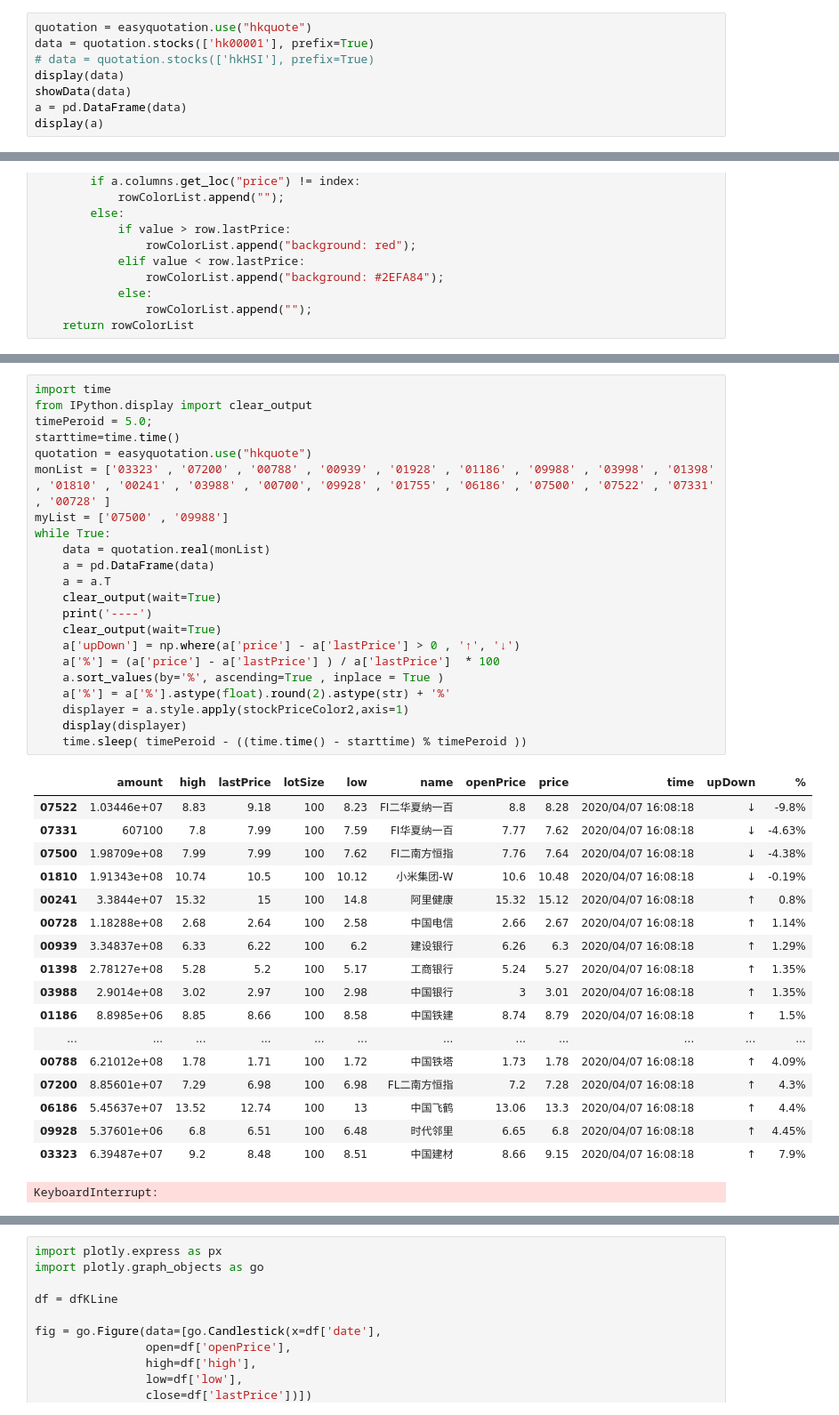
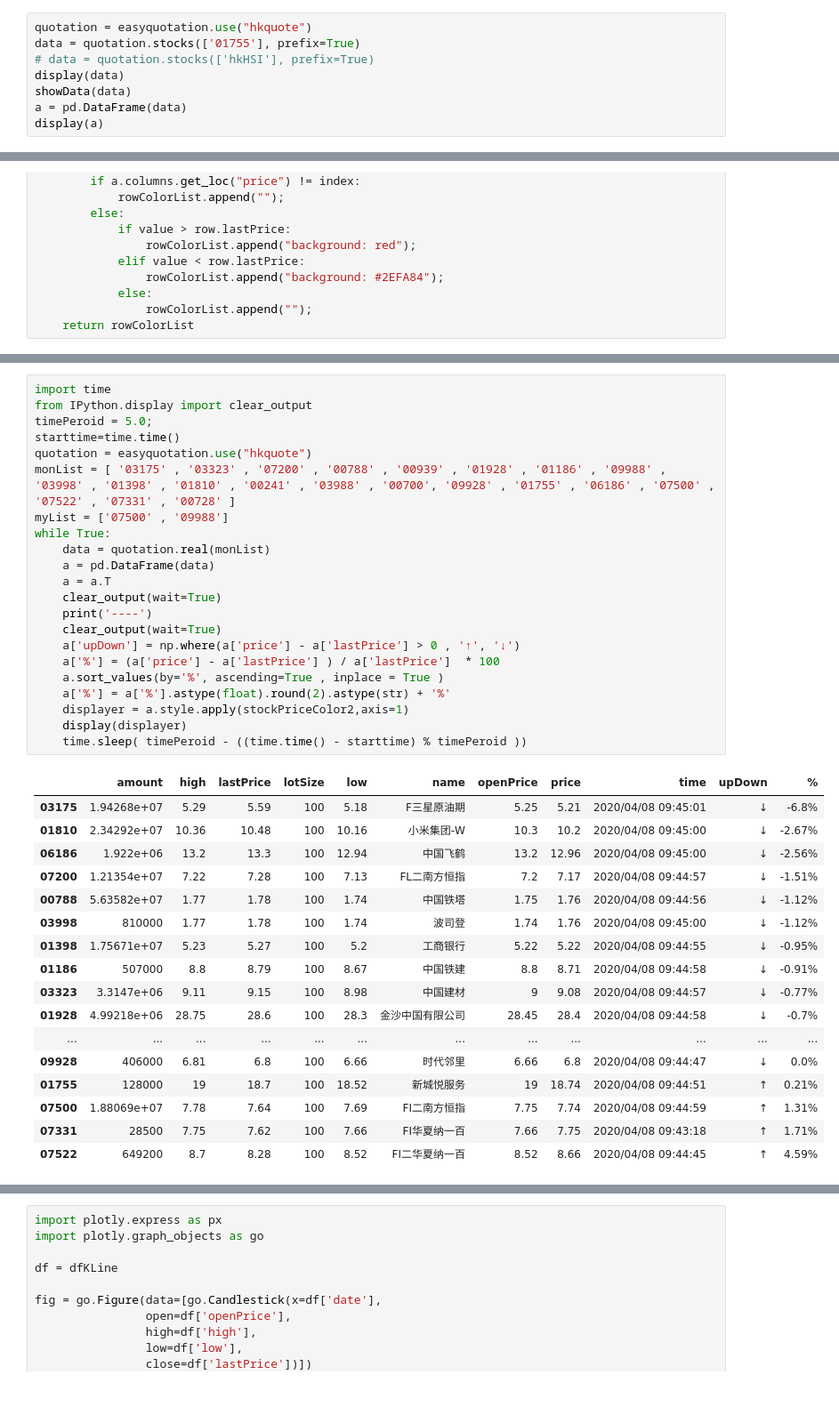
Before and after one commit to TheStepTwo/quantitative_trading, a Jupyter notebook: simple_monitor.ipynb, the cells around one changed output, grey strips where cells are left out. Shown at 89% size. Saved outputs shown, nothing was run; the diff lists cells and outputs as text.

```diff
--- a/simple_monitor.ipynb
+++ b/simple_monitor.ipynb
@@ -12,7 +12,7 @@ def showData(data):
     print(json.dumps(data, indent=2 , ensure_ascii=False))
 # %%
 quotation = easyquotation.use("hkquote")
-data = quotation.stocks(['hk00001'], prefix=True)
+data = quotation.stocks(['01755'], prefix=True)
 # data = quotation.stocks(['hkHSI'], prefix=True)
 display(data)
 showData(data)
@@ -46,44 +75,43 @@ IPython.OutputArea.prototype._should_scroll = function(lines) {
 # %%
 import time
 from IPython.display import clear_output
 timePeroid = 5.0;
 starttime=time.time()
 quotation = easyquotation.use("hkquote")
-monList = ['03323' , '07200' , '00788' , '00939' , '01928' , '01186' , '09988' , '03998' , '01398' , '01810' , '00241' , '03988' , '00700', '09928' , '01755' , '06186' , '07500' , '07522' , '07331' , '00728' ]
+monList = [ '03175' , '03323' , '07200' , '00788' , '00939' , '01928' , '01186' , '09988' , '03998' , '01398' , '01810' , '00241' , '03988' , '00700', '09928' , '01755' , '06186' , '07500' , '07522' , '07331' , '00728' ]
 myList = ['07500' , '09988']
 while True:
     data = quotation.real(monList)
     a = pd.DataFrame(data)
     a = a.T
     clear_output(wait=True)
     print('----')
     clear_output(wait=True)
     a['upDown'] = np.where(a['price'] - a['lastPrice'] > 0 , '↑', '↓')
     a['%'] = (a['price'] - a['lastPrice'] ) / a['lastPrice']  * 100
     a.sort_values(by='%', ascending=True , inplace = True )
     a['%'] = a['%'].astype(float).round(2).astype(str) + '%'
     displayer = a.style.apply(stockPriceColor2,axis=1)
     display(displayer)
     time.sleep( timePeroid - ((time.time() - starttime) % timePeroid ))
 # %% [output]
 |  | amount | high | lastPrice | lotSize | low | name | openPrice | price | time | upDown | % |
-| 07522 | 1.03446e+07 | 8.83 | 9.18 | 100 | 8.23 | FI二华夏纳一百 | 8.8 | 8.28 | 2020/04/07 16:08:18 | ↓ | -9.8% |
-| 07331 | 607100 | 7.8 | 7.99 | 100 | 7.59 | FI华夏纳一百 | 7.77 | 7.62 | 2020/04/07 16:08:18 | ↓ | -4.63% |
-| 07500 | 1.98709e+08 | 7.99 | 7.99 | 100 | 7.62 | FI二南方恒指 | 7.76 | 7.64 | 2020/04/07 16:08:18 | ↓ | -4.38% |
-| 01810 | 1.91343e+08 | 10.74 | 10.5 | 100 | 10.12 | 小米集团-W | 10.6 | 10.48 | 2020/04/07 16:08:18 | ↓ | -0.19% |
-| 00241 | 3.3844e+07 | 15.32 | 15 | 100 | 14.8 | 阿里健康 | 15.32 | 15.12 | 2020/04/07 16:08:18 | ↑ | 0.8% |
-| 00728 | 1.18288e+08 | 2.68 | 2.64 | 100 | 2.58 | 中国电信 | 2.66 | 2.67 | 2020/04/07 16:08:18 | ↑ | 1.14% |
-| 00939 | 3.34837e+08 | 6.33 | 6.22 | 100 | 6.2 | 建设银行 | 6.26 | 6.3 | 2020/04/07 16:08:18 | ↑ | 1.29% |
-| 01398 | 2.78127e+08 | 5.28 | 5.2 | 100 | 5.17 | 工商银行 | 5.24 | 5.27 | 2020/04/07 16:08:18 | ↑ | 1.35% |
-| 03988 | 2.9014e+08 | 3.02 | 2.97 | 100 | 2.98 | 中国银行 | 3 | 3.01 | 2020/04/07 16:08:18 | ↑ | 1.35% |
-| 01186 | 8.8985e+06 | 8.85 | 8.66 | 100 | 8.58 | 中国铁建 | 8.74 | 8.79 | 2020/04/07 16:08:18 | ↑ | 1.5% |
+| 03175 | 1.94268e+07 | 5.29 | 5.59 | 100 | 5.18 | F三星原油期 | 5.25 | 5.21 | 2020/04/08 09:45:01 | ↓ | -6.8% |
+| 01810 | 2.34292e+07 | 10.36 | 10.48 | 100 | 10.16 | 小米集团-W | 10.3 | 10.2 | 2020/04/08 09:45:00 | ↓ | -2.67% |
+| 06186 | 1.922e+06 | 13.2 | 13.3 | 100 | 12.94 | 中国飞鹤 | 13.2 | 12.96 | 2020/04/08 09:45:00 | ↓ | -2.56% |
+| 07200 | 1.21354e+07 | 7.22 | 7.28 | 100 | 7.13 | FL二南方恒指 | 7.2 | 7.17 | 2020/04/08 09:44:57 | ↓ | -1.51% |
+| 00788 | 5.63582e+07 | 1.77 | 1.78 | 100 | 1.74 | 中国铁塔 | 1.75 | 1.76 | 2020/04/08 09:44:56 | ↓ | -1.12% |
+| 03998 | 810000 | 1.77 | 1.78 | 100 | 1.74 | 波司登 | 1.74 | 1.76 | 2020/04/08 09:45:00 | ↓ | -1.12% |
+| 01398 | 1.75671e+07 | 5.23 | 5.27 | 100 | 5.2 | 工商银行 | 5.22 | 5.22 | 2020/04/08 09:44:55 | ↓ | -0.95% |
+| 01186 | 507000 | 8.8 | 8.79 | 100 | 8.67 | 中国铁建 | 8.8 | 8.71 | 2020/04/08 09:44:58 | ↓ | -0.91% |
+| 03323 | 3.3147e+06 | 9.11 | 9.15 | 100 | 8.98 | 中国建材 | 9 | 9.08 | 2020/04/08 09:44:57 | ↓ | -0.77% |
+| 01928 | 4.99218e+06 | 28.75 | 28.6 | 100 | 28.3 | 金沙中国有限公司 | 28.45 | 28.4 | 2020/04/08 09:44:58 | ↓ | -0.7% |
 | ... | ... | ... | ... | ... | ... | ... | ... | ... | ... | ... | ... |
-| 00788 | 6.21012e+08 | 1.78 | 1.71 | 100 | 1.72 | 中国铁塔 | 1.73 | 1.78 | 2020/04/07 16:08:18 | ↑ | 4.09% |
-| 07200 | 8.85601e+07 | 7.29 | 6.98 | 100 | 6.98 | FL二南方恒指 | 7.2 | 7.28 | 2020/04/07 16:08:18 | ↑ | 4.3% |
-| 06186 | 5.45637e+07 | 13.52 | 12.74 | 100 | 13 | 中国飞鹤 | 13.06 | 13.3 | 2020/04/07 16:08:18 | ↑ | 4.4% |
-| 09928 | 5.37601e+06 | 6.8 | 6.51 | 100 | 6.48 | 时代邻里 | 6.65 | 6.8 | 2020/04/07 16:08:18 | ↑ | 4.45% |
-| 03323 | 6.39487e+07 | 9.2 | 8.48 | 100 | 8.51 | 中国建材 | 8.66 | 9.15 | 2020/04/07 16:08:18 | ↑ | 7.9% |
+| 09928 | 406000 | 6.81 | 6.8 | 100 | 6.66 | 时代邻里 | 6.66 | 6.8 | 2020/04/08 09:44:47 | ↓ | 0.0% |
+| 01755 | 128000 | 19 | 18.7 | 100 | 18.52 | 新城悦服务 | 19 | 18.74 | 2020/04/08 09:44:51 | ↑ | 0.21% |
+| 07500 | 1.88069e+07 | 7.78 | 7.64 | 100 | 7.69 | FI二南方恒指 | 7.75 | 7.74 | 2020/04/08 09:44:59 | ↑ | 1.31% |
+| 07331 | 28500 | 7.75 | 7.62 | 100 | 7.66 | FI华夏纳一百 | 7.66 | 7.75 | 2020/04/08 09:43:18 | ↑ | 1.71% |
+| 07522 | 649200 | 8.7 | 8.28 | 100 | 8.52 | FI二华夏纳一百 | 8.52 | 8.66 | 2020/04/08 09:44:45 | ↑ | 4.59% |
-KeyboardInterrupt:
 # %%
 import easyquotation
 import numpy as np
```
Also changed, not shown: parts of 2 cells of this notebook.
